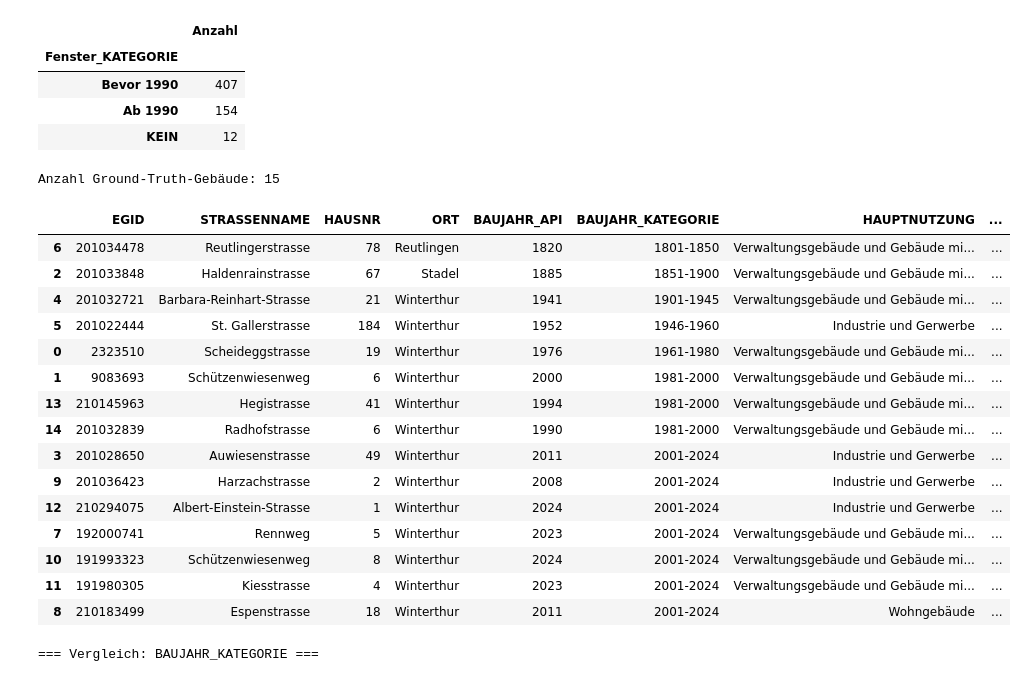
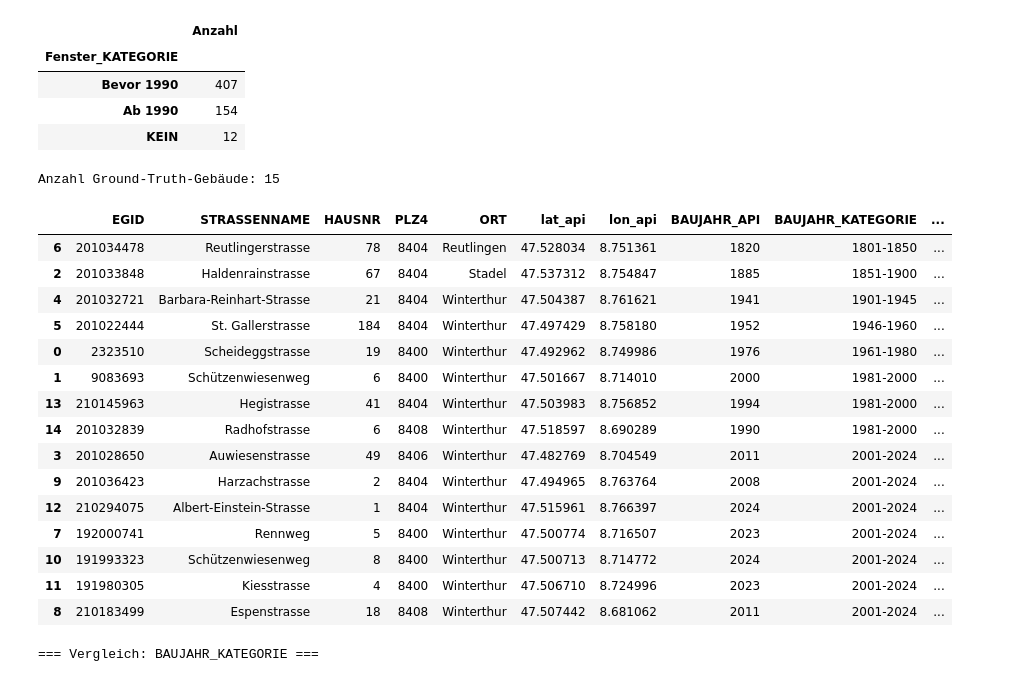
Before and after one commit to chiarasteffen/DatenaufbereitungBa, a Jupyter notebook: 03_Aufbereitung_Daten.ipynb, the cells around one changed output. Cells and saved outputs as stored; diff of their text form; code cells hidden in the pictures.

```diff
--- a/03_Aufbereitung_Daten.ipynb
+++ b/03_Aufbereitung_Daten.ipynb
@@ -530,49 +530,52 @@ rest = (
 noch_noetig = 15 - len(auswahl)
 
 if noch_noetig > 0:
     for _, row in rest.head(noch_noetig).iterrows():
         auswahl.append(row.to_dict())
 
 # 3) Ergebnis als DataFrame
 df_ground_truth = pd.DataFrame(auswahl).drop_duplicates(subset="EGID").reset_index(drop=True)
 
 # Falls durch Überschneidungen weniger als 15 vorhanden sind, ist das okay
 print("Anzahl Ground-Truth-Gebäude:", len(df_ground_truth))
 
 display(df_ground_truth[[
     "EGID",
     "STRASSENNAME",
     "HAUSNR",
+    "PLZ4",
     "ORT",
+    "lat_api",
+    "lon_api",
     "BAUJAHR_API",
     "BAUJAHR_KATEGORIE",
     "HAUPTNUTZUNG",
     "NUTZUNG_KATEGORIE",
     "GS_EIGENTUMSKATEGORIE",
     "Fenster_KATEGORIE",
     "DIVERSITAETS_SCORE"
 ]].sort_values(
     ["BAUJAHR_KATEGORIE", "HAUPTNUTZUNG", "DIVERSITAETS_SCORE"],
     ascending=[True, True, False]
 ))
 # %% [output]
 Anzahl Ground-Truth-Gebäude: 15
-|  | EGID | STRASSENNAME | HAUSNR | ORT | BAUJAHR_API | BAUJAHR_KATEGORIE | HAUPTNUTZUNG | ... |
-| 6 | 201034478 | Reutlingerstrasse | 78 | Reutlingen | 1820 | 1801-1850 | Verwaltungsgebäude und Gebäude mi... | ... |
-| 2 | 201033848 | Haldenrainstrasse | 67 | Stadel | 1885 | 1851-1900 | Verwaltungsgebäude und Gebäude mi... | ... |
-| 4 | 201032721 | Barbara-Reinhart-Strasse | 21 | Winterthur | 1941 | 1901-1945 | Verwaltungsgebäude und Gebäude mi... | ... |
-| 5 | 201022444 | St. Gallerstrasse | 184 | Winterthur | 1952 | 1946-1960 | Industrie und Gerwerbe | ... |
-| 0 | 2323510 | Scheideggstrasse | 19 | Winterthur | 1976 | 1961-1980 | Verwaltungsgebäude und Gebäude mi... | ... |
-| 1 | 9083693 | Schützenwiesenweg | 6 | Winterthur | 2000 | 1981-2000 | Verwaltungsgebäude und Gebäude mi... | ... |
-| 13 | 210145963 | Hegistrasse | 41 | Winterthur | 1994 | 1981-2000 | Verwaltungsgebäude und Gebäude mi... | ... |
-| 14 | 201032839 | Radhofstrasse | 6 | Winterthur | 1990 | 1981-2000 | Verwaltungsgebäude und Gebäude mi... | ... |
-| 3 | 201028650 | Auwiesenstrasse | 49 | Winterthur | 2011 | 2001-2024 | Industrie und Gerwerbe | ... |
-| 9 | 201036423 | Harzachstrasse | 2 | Winterthur | 2008 | 2001-2024 | Industrie und Gerwerbe | ... |
-| 12 | 210294075 | Albert-Einstein-Strasse | 1 | Winterthur | 2024 | 2001-2024 | Industrie und Gerwerbe | ... |
-| 7 | 192000741 | Rennweg | 5 | Winterthur | 2023 | 2001-2024 | Verwaltungsgebäude und Gebäude mi... | ... |
-| 10 | 191993323 | Schützenwiesenweg | 8 | Winterthur | 2024 | 2001-2024 | Verwaltungsgebäude und Gebäude mi... | ... |
-| 11 | 191980305 | Kiesstrasse | 4 | Winterthur | 2023 | 2001-2024 | Verwaltungsgebäude und Gebäude mi... | ... |
-| 8 | 210183499 | Espenstrasse | 18 | Winterthur | 2011 | 2001-2024 | Wohngebäude | ... |
+|  | EGID | STRASSENNAME | HAUSNR | PLZ4 | ORT | lat_api | lon_api | BAUJAHR_API | BAUJAHR_KATEGORIE | ... |
+| 6 | 201034478 | Reutlingerstrasse | 78 | 8404 | Reutlingen | 47.528034 | 8.751361 | 1820 | 1801-1850 | ... |
+| 2 | 201033848 | Haldenrainstrasse | 67 | 8404 | Stadel | 47.537312 | 8.754847 | 1885 | 1851-1900 | ... |
+| 4 | 201032721 | Barbara-Reinhart-Strasse | 21 | 8404 | Winterthur | 47.504387 | 8.761621 | 1941 | 1901-1945 | ... |
+| 5 | 201022444 | St. Gallerstrasse | 184 | 8404 | Winterthur | 47.497429 | 8.758180 | 1952 | 1946-1960 | ... |
+| 0 | 2323510 | Scheideggstrasse | 19 | 8400 | Winterthur | 47.492962 | 8.749986 | 1976 | 1961-1980 | ... |
+| 1 | 9083693 | Schützenwiesenweg | 6 | 8400 | Winterthur | 47.501667 | 8.714010 | 2000 | 1981-2000 | ... |
+| 13 | 210145963 | Hegistrasse | 41 | 8404 | Winterthur | 47.503983 | 8.756852 | 1994 | 1981-2000 | ... |
+| 14 | 201032839 | Radhofstrasse | 6 | 8408 | Winterthur | 47.518597 | 8.690289 | 1990 | 1981-2000 | ... |
+| 3 | 201028650 | Auwiesenstrasse | 49 | 8406 | Winterthur | 47.482769 | 8.704549 | 2011 | 2001-2024 | ... |
+| 9 | 201036423 | Harzachstrasse | 2 | 8404 | Winterthur | 47.494965 | 8.763764 | 2008 | 2001-2024 | ... |
+| 12 | 210294075 | Albert-Einstein-Strasse | 1 | 8404 | Winterthur | 47.515961 | 8.766397 | 2024 | 2001-2024 | ... |
+| 7 | 192000741 | Rennweg | 5 | 8400 | Winterthur | 47.500774 | 8.716507 | 2023 | 2001-2024 | ... |
+| 10 | 191993323 | Schützenwiesenweg | 8 | 8400 | Winterthur | 47.500713 | 8.714772 | 2024 | 2001-2024 | ... |
+| 11 | 191980305 | Kiesstrasse | 4 | 8400 | Winterthur | 47.506710 | 8.724996 | 2023 | 2001-2024 | ... |
+| 8 | 210183499 | Espenstrasse | 18 | 8408 | Winterthur | 47.507442 | 8.681062 | 2011 | 2001-2024 | ... |
 # %%
 # Repräsentativität der 15 Ground-Truth-Gebäude prüfen
 # und Score-Berechnung robuster machen
```
Also changed, not shown: parts of 4 cells of this notebook, 5 other files.
